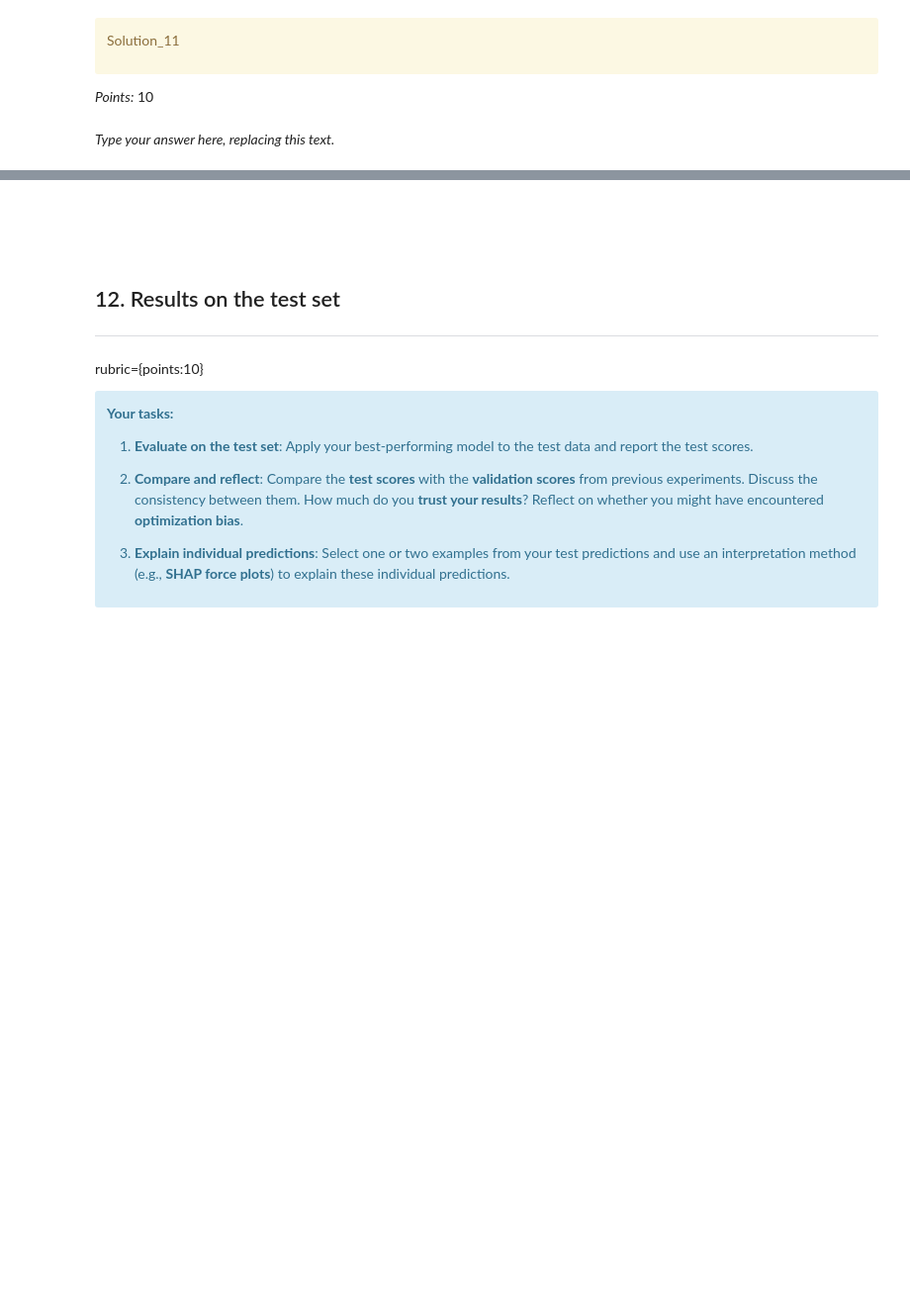
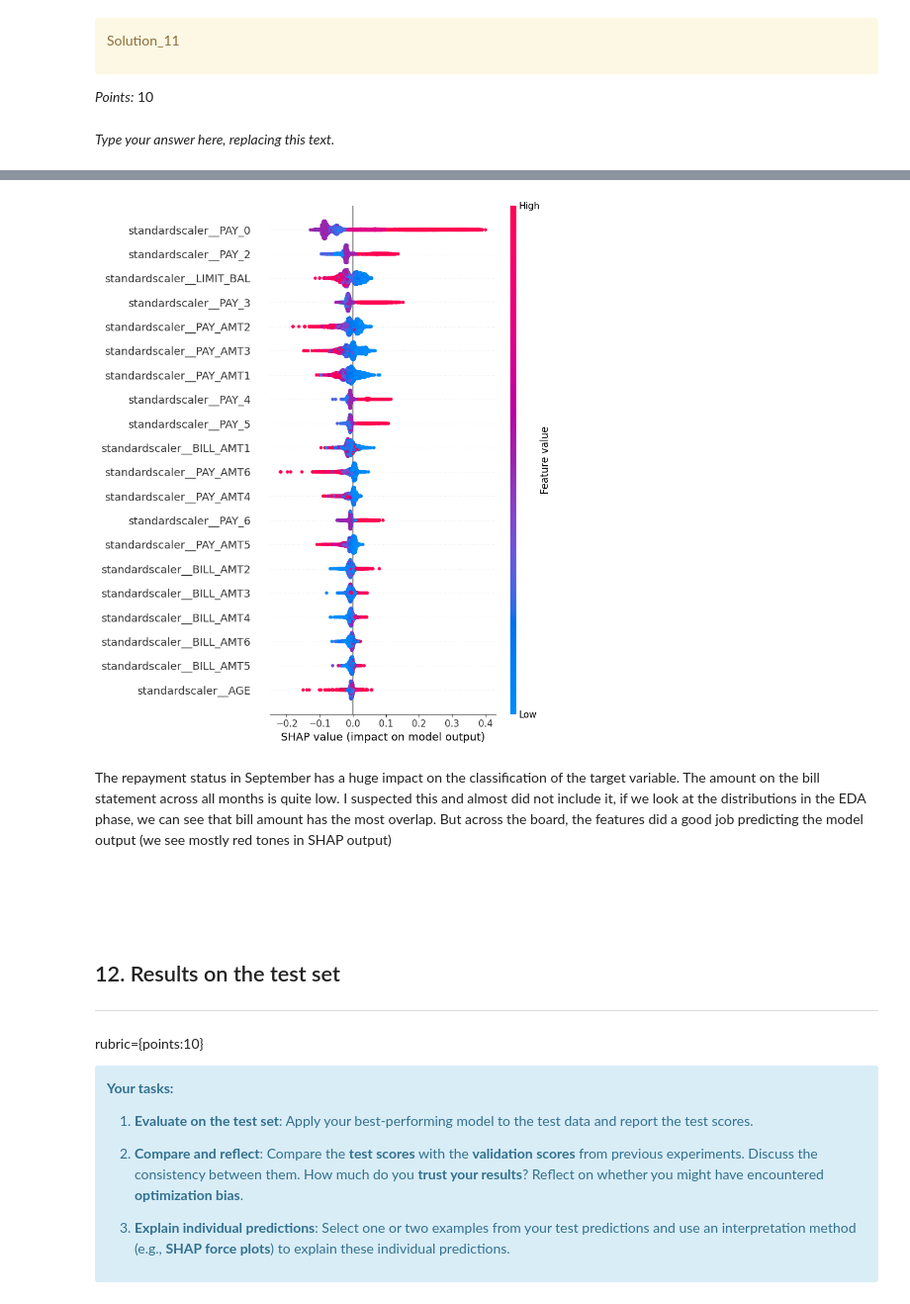
Before and after one commit to fisher-mw/CPSC-330-Project, a Jupyter notebook: hw5.ipynb, the cells around one changed output, grey strips where cells are left out. Shown at 99% size. Cells and saved outputs as stored; diff of their text form; code cells hidden in the pictures; blank space fills up the shorter version.

Commit message:
Finished SHAP analysis

```diff
--- a/hw5.ipynb
+++ b/hw5.ipynb
@@ -793,0 +885,2 @@ _Type your answer here, replacing this text._
+# %%
+grid_search.fit(X_train,y_train)
@@ -844,0 +1055,13 @@ _Type your answer here, replacing this text._
+# %%
+best_rf = make_pipeline(
+    preprocessor,
+    RandomForestClassifier(
+        n_estimators=100,
+        max_depth=10,
+        max_features=5,
+        class_weight="balanced",
+        random_state=123
+    )
+)
+
+best_rf.fit(X_train, y_train)
@@ -845,3 +1086,30 @@ _Type your answer here, replacing this text._
+# %%
+import shap
+
+rf_model = best_rf.named_steps["randomforestclassifier"]
+
+X_train_transformed = best_rf.named_steps["columntransformer"].transform(X_train)
+
+explainer = shap.TreeExplainer(rf_model)
+shap_values = explainer.shap_values(X_train_transformed)
+
+# ChatGPT helped me with this, there is a new version of SHAP that I was unaware of
+if len(shap_values.shape) == 3:
+    shap_class1 = shap_values[:, :, 1]
+else:
+    shap_class1 = shap_values[1]
+# %%
+feature_names = best_rf.named_steps["columntransformer"].get_feature_names_out()
+
+shap.summary_plot(
+    shap_class1,
+    X_train_transformed,
+    feature_names=feature_names
+)
+# %% [output]
+[figure, added]
+# %% [markdown]
+The repayment status in September has a huge impact on the classification of the target variable. The amount on the bill statement across all months is quite low. I suspected this and almost did not include it, if we look at the distributions in the EDA phase, we can see that bill amount has the most overlap. But across the board, the features did a good job predicting the model output (we see mostly red tones in SHAP output)
 # %% [markdown]
 <!-- END QUESTION -->
 
```
Also changed, not shown: parts of 41 cells of this notebook.
